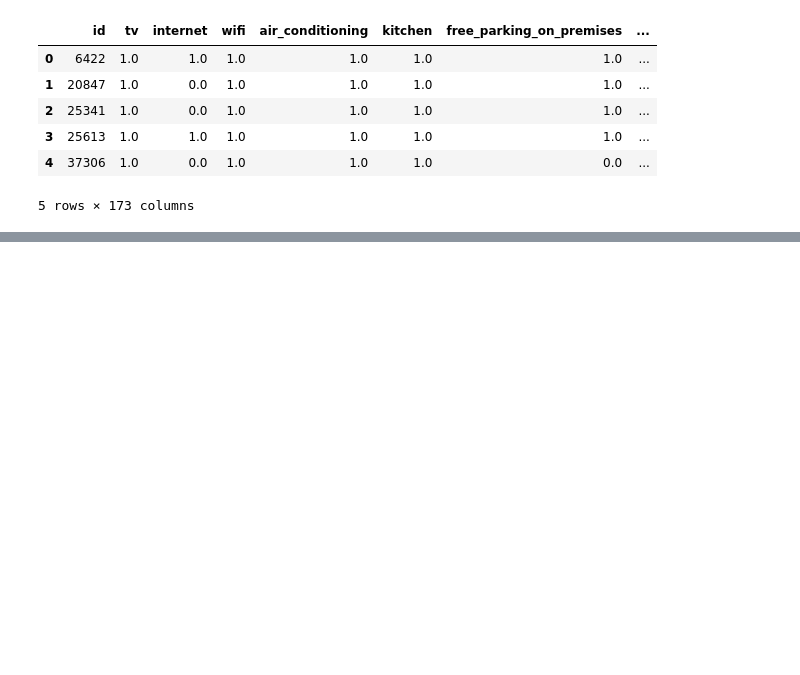
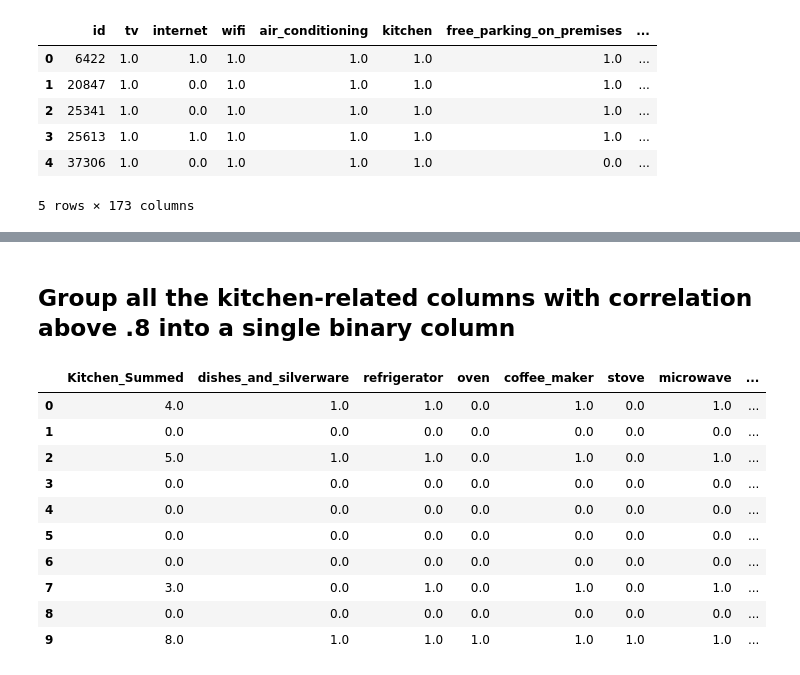
Before and after one commit to whitneylosinski/Eat.Sleep.Data, a Jupyter notebook: Parsed_Amenities.ipynb, the cells around one changed output, grey strips where cells are left out. Saved outputs shown, nothing was run; the diff lists cells and outputs as text; code cells hidden in the pictures; blank space fills up the shorter version.

```diff
--- a/Parsed_Amenities.ipynb
+++ b/Parsed_Amenities.ipynb
@@ -61,0 +85,2 @@ amenities_df.head()
+# %% [markdown]
+## Group all the kitchen-related columns with correlation above .8 into a single binary column
@@ -61,0 +90,15 @@ amenities_df.head()
+# %%
+#View the new column along with the columns from which to derive summation in order to ensure this method will work for this operation and the similar ones to follow afterwards:
+amenities_df[["Kitchen_Summed","dishes_and_silverware", "refrigerator", "oven", "coffee_maker", "stove", "microwave", "dishwasher", "cooking_basics"]].head(10)
+# %% [output]
+|  | Kitchen_Summed | dishes_and_silverware | refrigerator | oven | coffee_maker | stove | microwave | ... |
+| 0 | 4.0 | 1.0 | 1.0 | 0.0 | 1.0 | 0.0 | 1.0 | ... |
+| 1 | 0.0 | 0.0 | 0.0 | 0.0 | 0.0 | 0.0 | 0.0 | ... |
+| 2 | 5.0 | 1.0 | 1.0 | 0.0 | 1.0 | 0.0 | 1.0 | ... |
+| 3 | 0.0 | 0.0 | 0.0 | 0.0 | 0.0 | 0.0 | 0.0 | ... |
+| 4 | 0.0 | 0.0 | 0.0 | 0.0 | 0.0 | 0.0 | 0.0 | ... |
+| 5 | 0.0 | 0.0 | 0.0 | 0.0 | 0.0 | 0.0 | 0.0 | ... |
+| 6 | 0.0 | 0.0 | 0.0 | 0.0 | 0.0 | 0.0 | 0.0 | ... |
+| 7 | 3.0 | 0.0 | 1.0 | 0.0 | 1.0 | 0.0 | 1.0 | ... |
+| 8 | 0.0 | 0.0 | 0.0 | 0.0 | 0.0 | 0.0 | 0.0 | ... |
+| 9 | 8.0 | 1.0 | 1.0 | 1.0 | 1.0 | 1.0 | 1.0 | ... |
```
Also changed, not shown: parts of 17 cells of this notebook.
